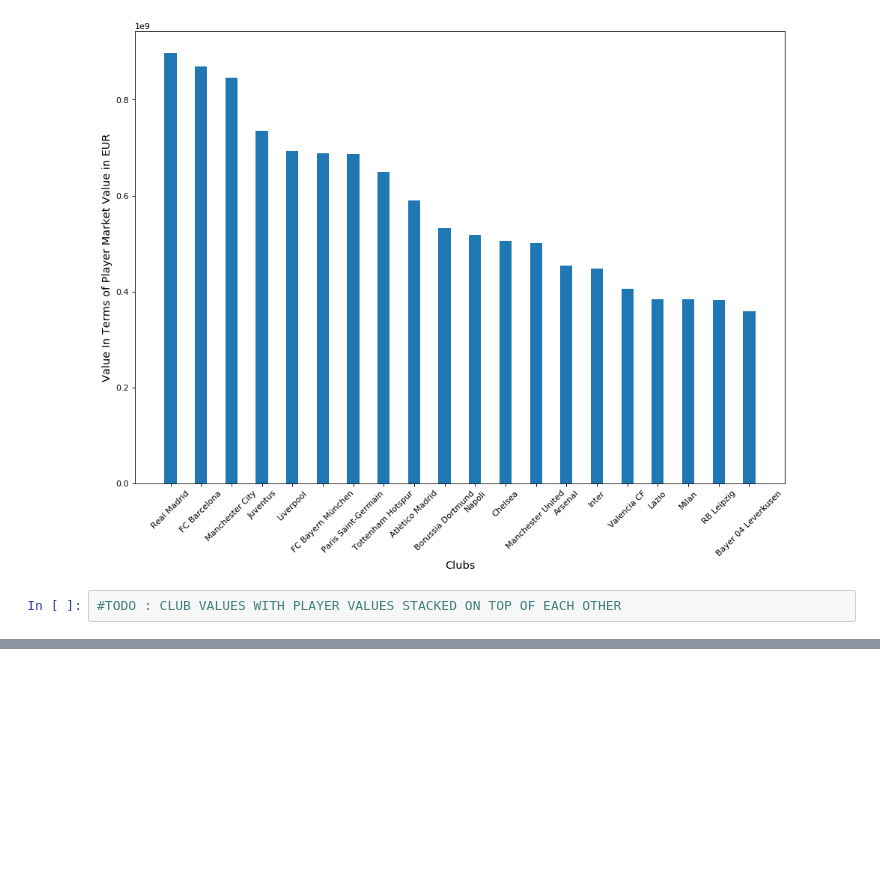
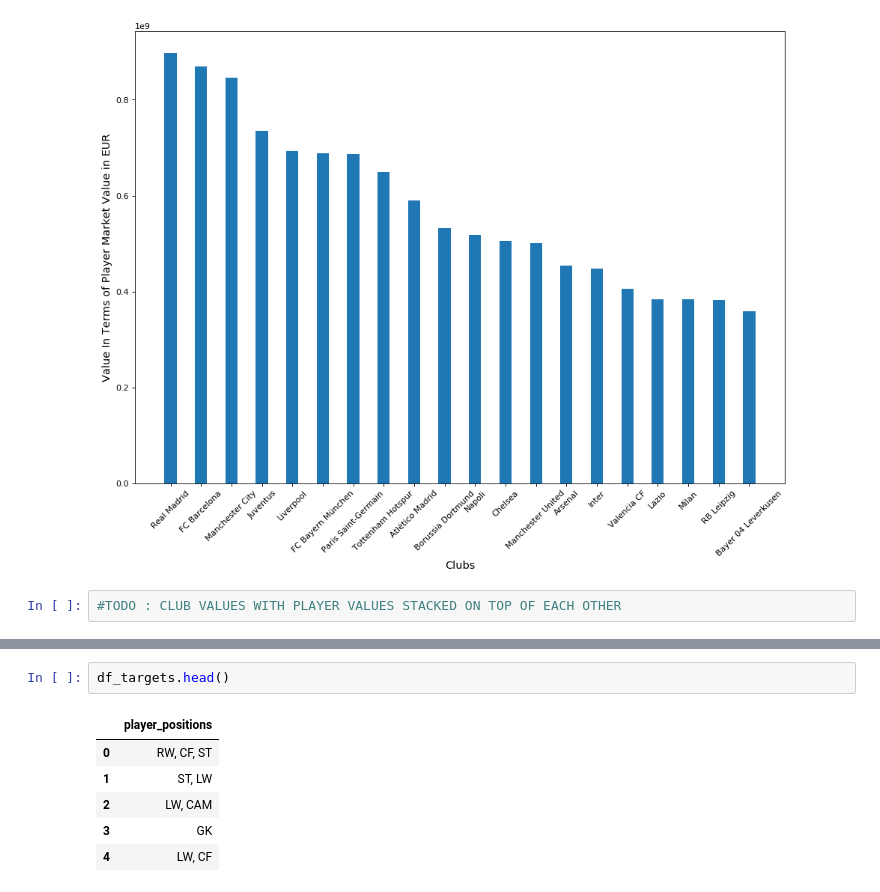
Before and after one commit to apoorva-21/fifa-analysis, a Jupyter notebook: 225Project.ipynb, the cells around one changed output, grey strips where cells are left out. Cells and saved outputs as stored; diff of their text form; blank space fills up the shorter version.

```diff
--- a/225Project.ipynb
+++ b/225Project.ipynb
@@ -109,0 +229,9 @@ print(positions)
+# %%
+df_targets.head()
+# %% [output]
+|  | player_positions |
+| 0 | RW, CF, ST |
+| 1 | ST, LW |
+| 2 | LW, CAM |
+| 3 | GK |
+| 4 | LW, CF |
```
Also changed, not shown: parts of 6 cells of this notebook.
